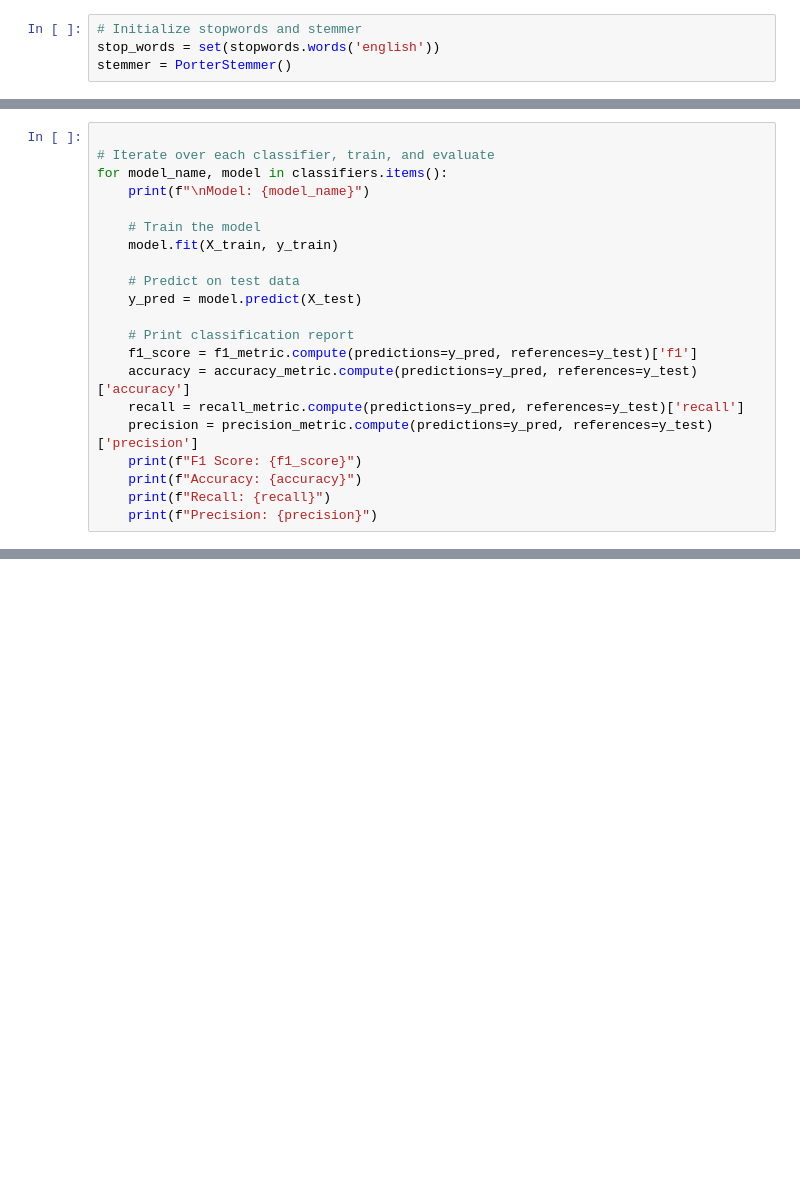
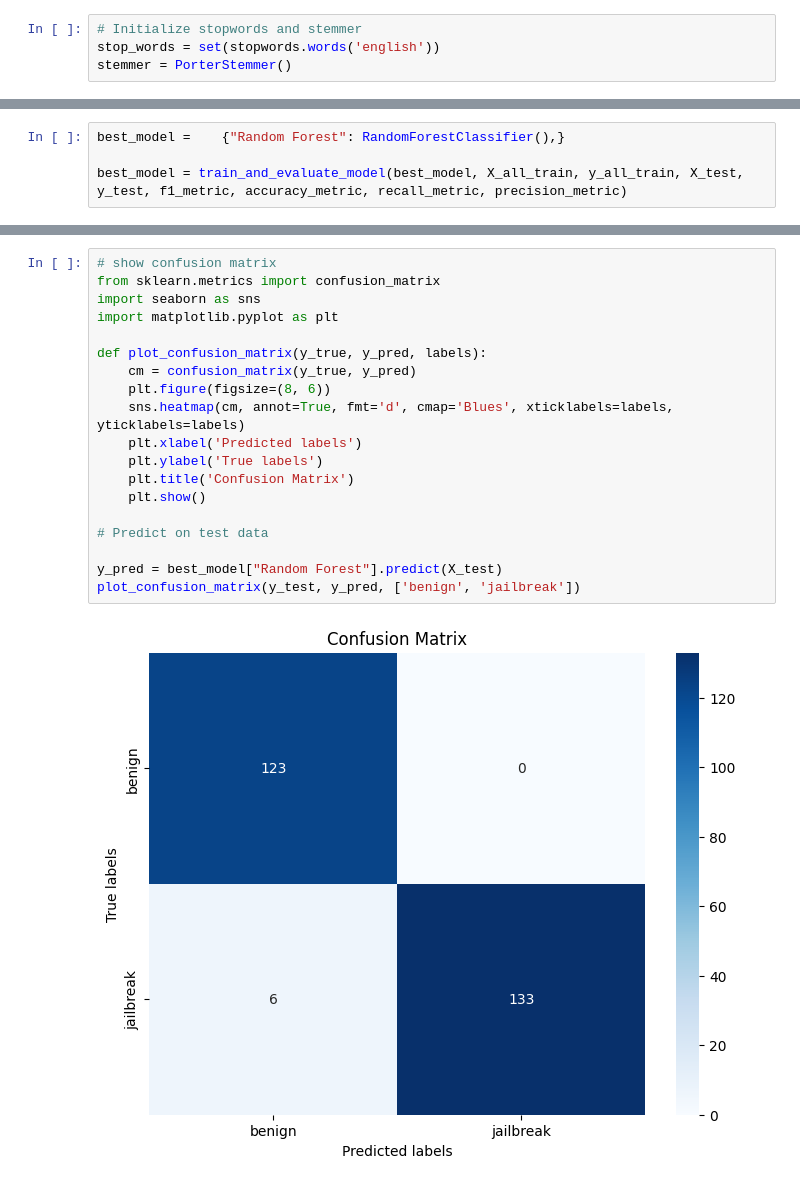
Before and after one commit to orannahum/qualifier_ml_engineer_home_assignment, a Jupyter notebook: 2-traditional_ml_approaches.ipynb, the cells around one changed output, grey strips where cells are left out. Saved outputs shown, nothing was run; the diff lists cells and outputs as text; blank space fills up the shorter version.

```diff
--- a/2-traditional_ml_approaches.ipynb
+++ b/2-traditional_ml_approaches.ipynb
@@ -149,21 +212,0 @@ X_test = hstack([X_test_tfidf, X_test_meta])
-# %%
-
-# Iterate over each classifier, train, and evaluate
-for model_name, model in classifiers.items():
-    print(f"\nModel: {model_name}")
-
-    # Train the model
-    model.fit(X_train, y_train)
-
-    # Predict on test data
-    y_pred = model.predict(X_test)
-
-    # Print classification report
-    f1_score = f1_metric.compute(predictions=y_pred, references=y_test)['f1']
-    accuracy = accuracy_metric.compute(predictions=y_pred, references=y_test)['accuracy']
-    recall = recall_metric.compute(predictions=y_pred, references=y_test)['recall']
-    precision = precision_metric.compute(predictions=y_pred, references=y_test)['precision']
-    print(f"F1 Score: {f1_score}")
-    print(f"Accuracy: {accuracy}")
-    print(f"Recall: {recall}")
-    print(f"Precision: {precision}")
@@ -187,0 +625,4 @@ Precision: 0.9925925925925926
+# %%
+best_model =    {"Random Forest": RandomForestClassifier(),}
+
+best_model = train_and_evaluate_model(best_model, X_all_train, y_all_train, X_test, y_test, f1_metric, accuracy_metric, recall_metric, precision_metric)
@@ -187,0 +647,21 @@ Precision: 0.9925925925925926
+# %%
+# show confusion matrix
+from sklearn.metrics import confusion_matrix
+import seaborn as sns
+import matplotlib.pyplot as plt
+
+def plot_confusion_matrix(y_true, y_pred, labels):
+    cm = confusion_matrix(y_true, y_pred)
+    plt.figure(figsize=(8, 6))
+    sns.heatmap(cm, annot=True, fmt='d', cmap='Blues', xticklabels=labels, yticklabels=labels)
+    plt.xlabel('Predicted labels')
+    plt.ylabel('True labels')
+    plt.title('Confusion Matrix')
+    plt.show()
+
+# Predict on test data
+
+y_pred = best_model["Random Forest"].predict(X_test)
+plot_confusion_matrix(y_test, y_pred, ['benign', 'jailbreak'])
+# %% [output]
+[figure, added]
```
Also changed, not shown: parts of 29 cells of this notebook, 5 other files.
